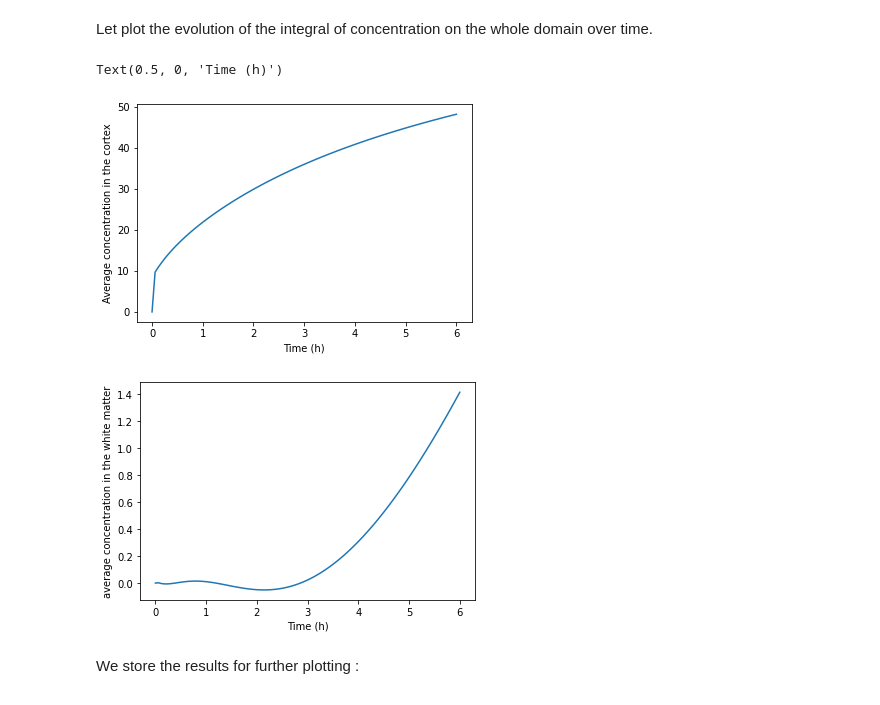
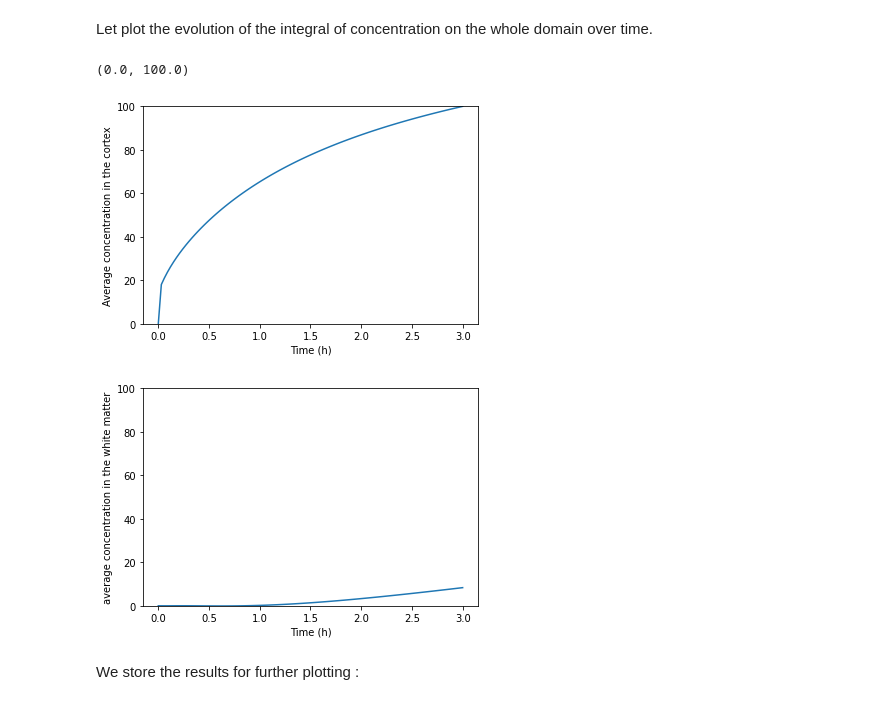
Before and after one commit to AlexandraVallet/fenicslectures, a Jupyter notebook: Solution_Braindiffusion8.ipynb, the cells around one changed output. Cells and saved outputs as stored; diff of their text form; code cells hidden in the pictures.

```diff
--- a/Solution_Braindiffusion8.ipynb
+++ b/Solution_Braindiffusion8.ipynb
@@ -577,12 +602,12 @@ cinit = dolfin.Constant(0)
 
 We define the apparent diffusion coefficient for Gadobustrol in the brain.
 # %%
-k=3e-5 #cm2/s
+k=10e-5 #cm2/s
 # %% [markdown]
 ### Time stepping definition
 
 We would like to simulate the evolution of tracer diffusion over 6 hours. We chose the number of time step and compute the corresponding lenght of time step.
 # %%
-tend= 60*60*6
+tend= 60*60*3
 num_steps=100
 dt=tend/num_steps
@@ -686,23 +689,28 @@ Let plot the evolution of the integral of concentration on the whole domain over
 # %%
 # We convert the lists into array so we can multiply the values by a factor
 spantime=np.array(spantime)
 spanmeancortex=np.array(spanmeancortex)
 spanmeanwm=np.array(spanmeanwm)
 
+# we normalise by the max in the cortex to correspond to the paper figure
+maxvalue=spanmeancortex.max()
+
 # plot
 plt.figure()
-plt.plot(spantime/60/60,spanmeancortex*100)
+plt.plot(spantime/60/60,spanmeancortex/maxvalue*100)
 plt.ylabel('Average concentration in the cortex')
 plt.xlabel('Time (h)')
+plt.ylim([0,100])
 
 plt.figure()
-plt.plot(spantime/60/60,spanmeanwm*100)
+plt.plot(spantime/60/60,spanmeanwm/maxvalue*100)
 plt.ylabel('average concentration in the white matter')
 plt.xlabel('Time (h)')
+plt.ylim([0,100])
 # %% [output]
-Text(0.5, 0, 'Time (h)')
+(0.0, 100.0)
-[figure, old version]
+[figure, new version]
-[figure, old version]
+[figure, new version]
 # %% [markdown]
 We store the results for further plotting :
 # %%
```
Also changed, not shown: parts of 17 cells of this notebook.
